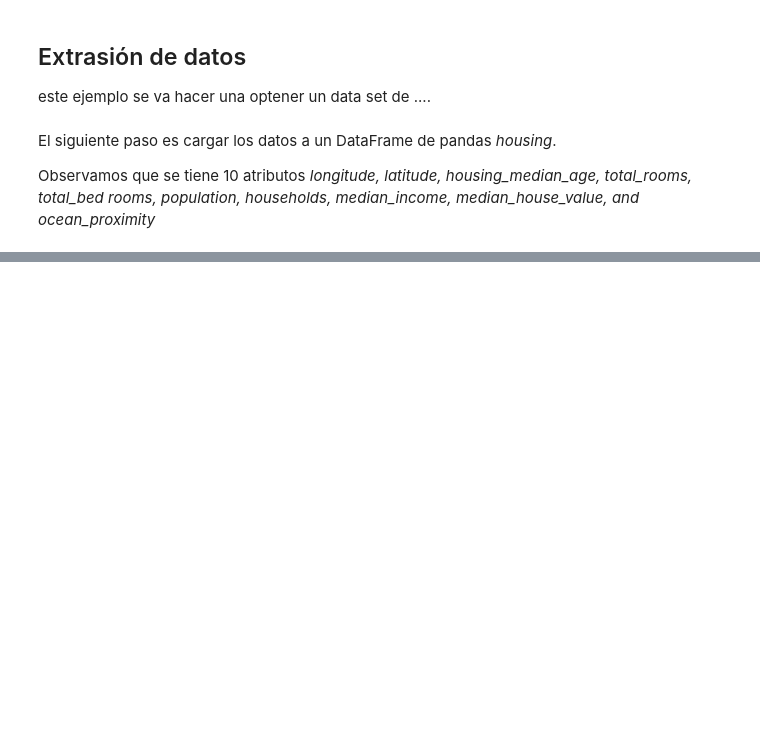
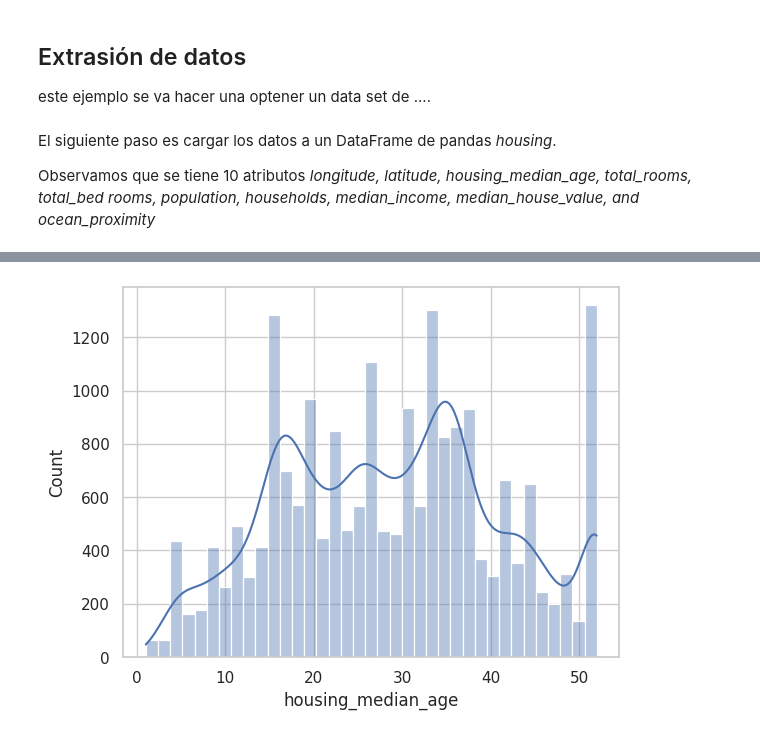
Before and after one commit to depresionTropical/MachineLearning-Class, a Jupyter notebook: feb-09/EjemploRegresionLineal.ipynb, the cells around one changed output, grey strips where cells are left out. Saved outputs shown, nothing was run; the diff lists cells and outputs as text; code cells hidden in the pictures; blank space fills up the shorter version.

```diff
--- a/feb-09/EjemploRegresionLineal.ipynb
+++ b/feb-09/EjemploRegresionLineal.ipynb
@@ -44,0 +107,5 @@ housing.head()
+# %%
+sns.histplot(housing['housing_median_age'], kde=True, color='b', alpha=0.4)
+plt.show()
+# %% [output]
+[figure, added]
```
Also changed, not shown: parts of 32 cells of this notebook, 5 other files.
